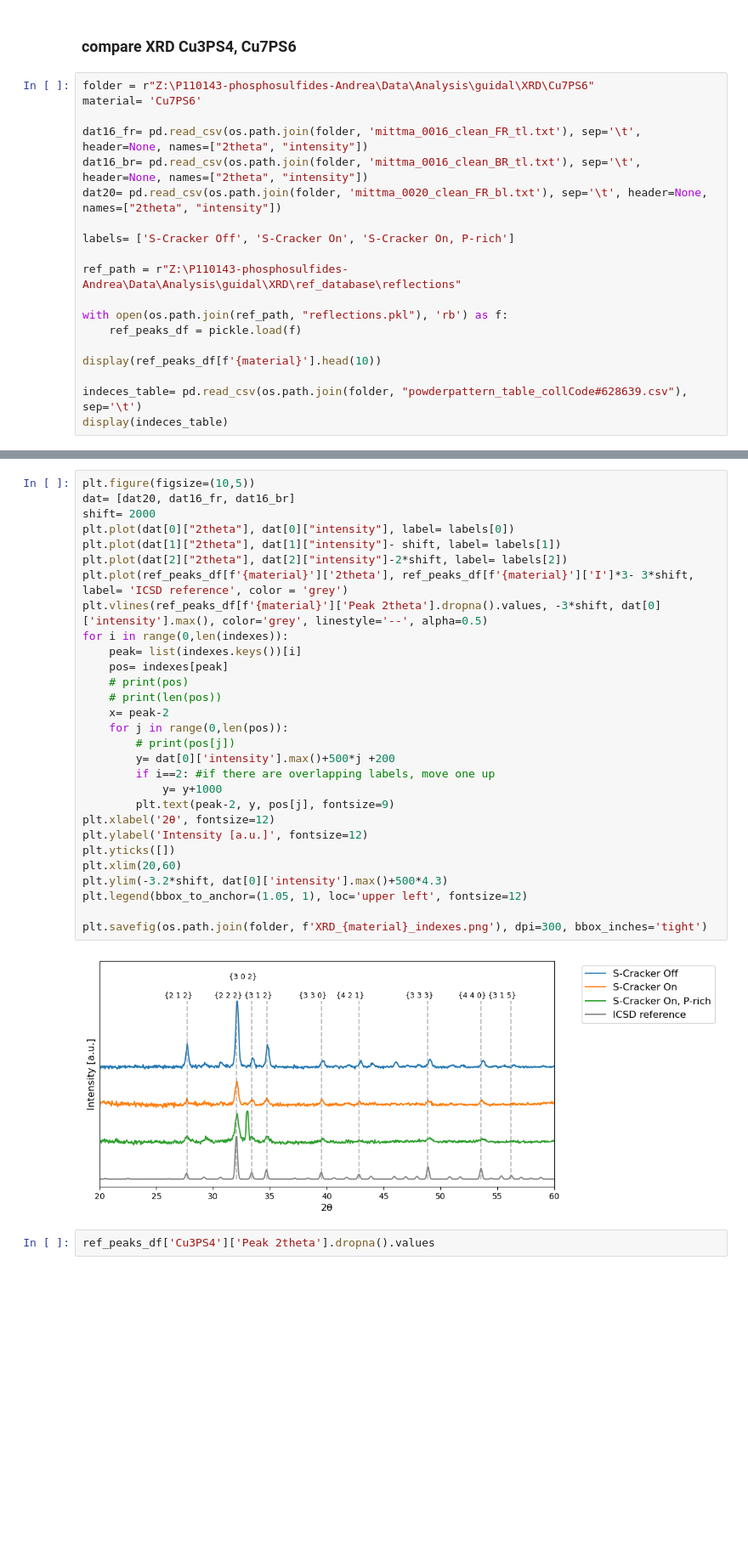
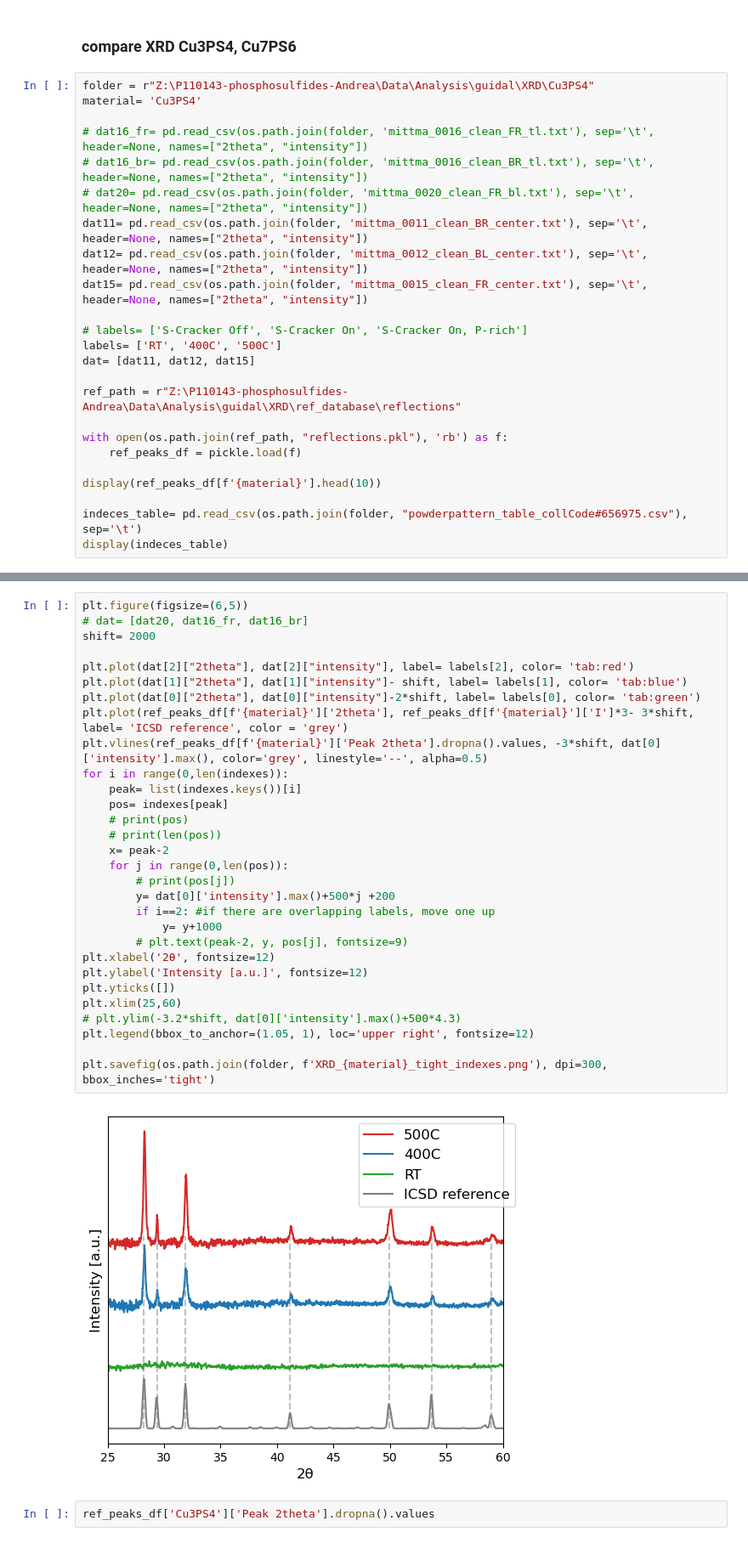
Before and after one commit to DTU-Nanolab-materials-discovery/intern-data-handling-and-fitting, a Jupyter notebook: single_plots.ipynb, the cells around one changed output, grey strips where cells are left out. Shown at 85% size. Drawn from its saved outputs; the diff is of its cells as text; blank space fills up the shorter version.

```diff
--- a/single_plots.ipynb
+++ b/single_plots.ipynb
@@ -10,14 +10,19 @@ import pickle
 # %% [markdown]
 ### compare XRD Cu3PS4, Cu7PS6
 # %%
-folder = r"Z:\P110143-phosphosulfides-Andrea\Data\Analysis\guidal\XRD\Cu7PS6"
-material= 'Cu7PS6'
+folder = r"Z:\P110143-phosphosulfides-Andrea\Data\Analysis\guidal\XRD\Cu3PS4"
+material= 'Cu3PS4'
 
-dat16_fr= pd.read_csv(os.path.join(folder, 'mittma_0016_clean_FR_tl.txt'), sep='\t', header=None, names=["2theta", "intensity"])
-dat16_br= pd.read_csv(os.path.join(folder, 'mittma_0016_clean_BR_tl.txt'), sep='\t', header=None, names=["2theta", "intensity"])
-dat20= pd.read_csv(os.path.join(folder, 'mittma_0020_clean_FR_bl.txt'), sep='\t', header=None, names=["2theta", "intensity"])
+# dat16_fr= pd.read_csv(os.path.join(folder, 'mittma_0016_clean_FR_tl.txt'), sep='\t', header=None, names=["2theta", "intensity"])
+# dat16_br= pd.read_csv(os.path.join(folder, 'mittma_0016_clean_BR_tl.txt'), sep='\t', header=None, names=["2theta", "intensity"])
+# dat20= pd.read_csv(os.path.join(folder, 'mittma_0020_clean_FR_bl.txt'), sep='\t', header=None, names=["2theta", "intensity"])
+dat11= pd.read_csv(os.path.join(folder, 'mittma_0011_clean_BR_center.txt'), sep='\t', header=None, names=["2theta", "intensity"])
+dat12= pd.read_csv(os.path.join(folder, 'mittma_0012_clean_BL_center.txt'), sep='\t', header=None, names=["2theta", "intensity"])
+dat15= pd.read_csv(os.path.join(folder, 'mittma_0015_clean_FR_center.txt'), sep='\t', header=None, names=["2theta", "intensity"])
 
-labels= ['S-Cracker Off', 'S-Cracker On', 'S-Cracker On, P-rich']
+# labels= ['S-Cracker Off', 'S-Cracker On', 'S-Cracker On, P-rich']
+labels= ['RT', '400C', '500C']
+dat= [dat11, dat12, dat15]
 
 ref_path = r"Z:\P110143-phosphosulfides-Andrea\Data\Analysis\guidal\XRD\ref_database\reflections"
 
@@ -26,7 +31,7 @@ with open(os.path.join(ref_path, "reflections.pkl"), 'rb') as f:
 
 display(ref_peaks_df[f'{material}'].head(10))
 
-indeces_table= pd.read_csv(os.path.join(folder, "powderpattern_table_collCode#628639.csv"), sep='\t')
+indeces_table= pd.read_csv(os.path.join(folder, "powderpattern_table_collCode#656975.csv"), sep='\t')
 display(indeces_table)
 # %% [output]
 |  | Peak 2theta | Peak intensity | 2theta | I |
@@ -111,34 +112,35 @@ for i in range(0, len(peaks)):
 # %%
-plt.figure(figsize=(10,5))
-dat= [dat20, dat16_fr, dat16_br]
+plt.figure(figsize=(6,5))
+# dat= [dat20, dat16_fr, dat16_br]
 shift= 2000
-plt.plot(dat[0]["2theta"], dat[0]["intensity"], label= labels[0])
-plt.plot(dat[1]["2theta"], dat[1]["intensity"]- shift, label= labels[1])
-plt.plot(dat[2]["2theta"], dat[2]["intensity"]-2*shift, label= labels[2])
+
+plt.plot(dat[2]["2theta"], dat[2]["intensity"], label= labels[2], color= 'tab:red')
+plt.plot(dat[1]["2theta"], dat[1]["intensity"]- shift, label= labels[1], color= 'tab:blue')
+plt.plot(dat[0]["2theta"], dat[0]["intensity"]-2*shift, label= labels[0], color= 'tab:green')
 plt.plot(ref_peaks_df[f'{material}']['2theta'], ref_peaks_df[f'{material}']['I']*3- 3*shift, label= 'ICSD reference', color = 'grey')
 plt.vlines(ref_peaks_df[f'{material}']['Peak 2theta'].dropna().values, -3*shift, dat[0]['intensity'].max(), color='grey', linestyle='--', alpha=0.5)
 for i in range(0,len(indexes)):
     peak= list(indexes.keys())[i]
     pos= indexes[peak]
     # print(pos)
     # print(len(pos))
     x= peak-2
     for j in range(0,len(pos)):
         # print(pos[j])
         y= dat[0]['intensity'].max()+500*j +200
         if i==2: #if there are overlapping labels, move one up
             y= y+1000
-        plt.text(peak-2, y, pos[j], fontsize=9)
+        # plt.text(peak-2, y, pos[j], fontsize=9)
 plt.xlabel('2θ', fontsize=12)
 plt.ylabel('Intensity [a.u.]', fontsize=12)
 plt.yticks([])
-plt.xlim(20,60)
-plt.ylim(-3.2*shift, dat[0]['intensity'].max()+500*4.3)
-plt.legend(bbox_to_anchor=(1.05, 1), loc='upper left', fontsize=12)
+plt.xlim(25,60)
+# plt.ylim(-3.2*shift, dat[0]['intensity'].max()+500*4.3)
+plt.legend(bbox_to_anchor=(1.05, 1), loc='upper right', fontsize=12)
 
-plt.savefig(os.path.join(folder, f'XRD_{material}_indexes.png'), dpi=300, bbox_inches='tight')
+plt.savefig(os.path.join(folder, f'XRD_{material}_tight_indexes.png'), dpi=300, bbox_inches='tight')
 # %% [output]
-[figure, old version]
+[figure, new version]
 # %%
 ref_peaks_df['Cu3PS4']['Peak 2theta'].dropna().values
 # %% [output]
```
Also changed, not shown: parts of 5 cells of this notebook, 3 other files.
